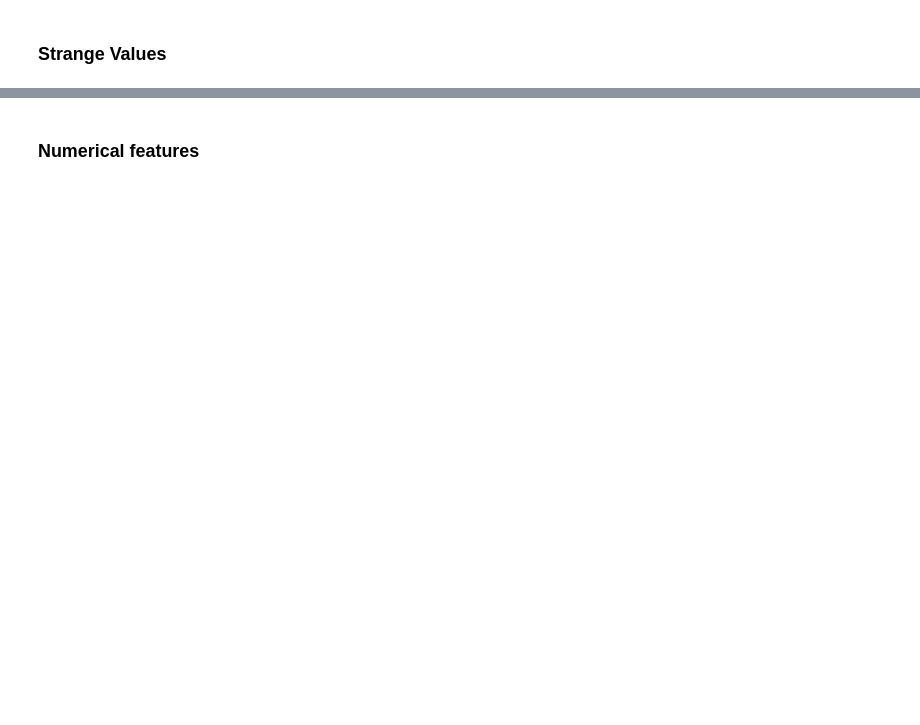
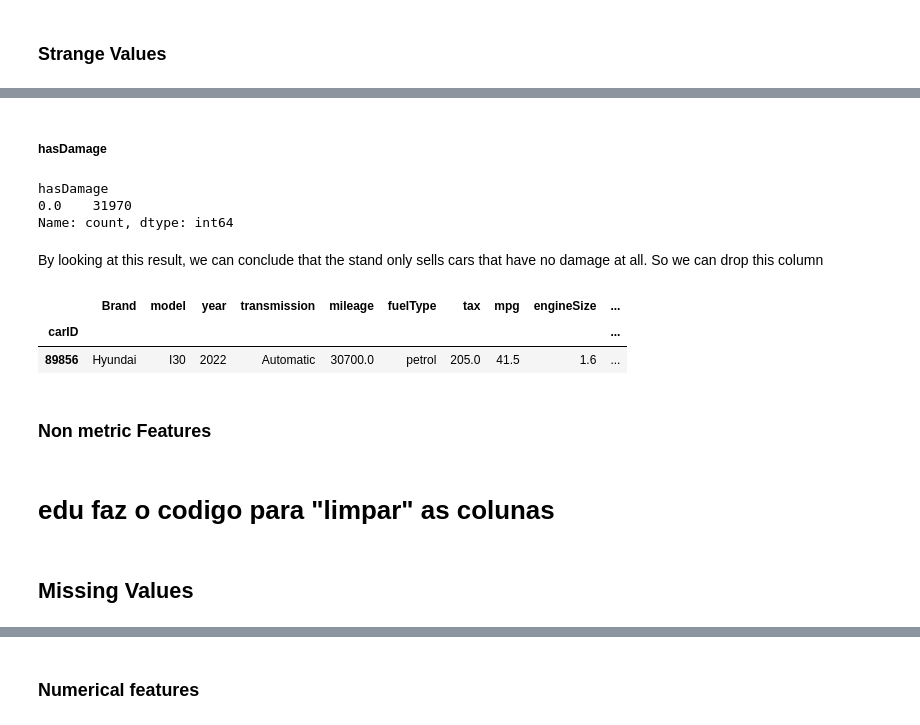
Before and after one commit to bernardorspachecods/ML_Project_25.26, a Jupyter notebook: processing.ipynb, the cells around one changed output, grey strips where cells are left out. Cells and saved outputs as stored; diff of their text form; code cells hidden in the pictures; blank space fills up the shorter version.

```diff
--- a/processing.ipynb
+++ b/processing.ipynb
@@ -137,2 +117,0 @@ cars_test.describe().T
-# %%
-cars_test["mileage"] = cars_test["mileage"].abs()
@@ -155,0 +213,24 @@ cars_test
+# %% [markdown]
+##### hasDamage
+# %%
+cars_test.hasDamage.value_counts()
+# %% [output]
+hasDamage
+0.0    31970
+Name: count, dtype: int64
+# %% [markdown]
+By looking at this result, we can conclude that the stand only sells cars that have no damage at all. So we can drop this column
+# %%
+del cars_test["hasDamage"]
+metric_features.remove("hasDamage")
+cars_test.head(1)
+# %% [output]
+|  | Brand | model | year | transmission | mileage | fuelType | tax | mpg | engineSize | ... |
+| carID |  |  |  |  |  |  |  |  |  | ... |
+| 89856 | Hyundai | I30 | 2022 | Automatic | 30700.0 | petrol | 205.0 | 41.5 | 1.6 | ... |
+# %% [markdown]
+### Non metric Features
+# %% [markdown]
+# edu faz o codigo para "limpar" as colunas
+# %% [markdown]
+## Missing Values
```
Also changed, not shown: parts of 68 cells of this notebook.
